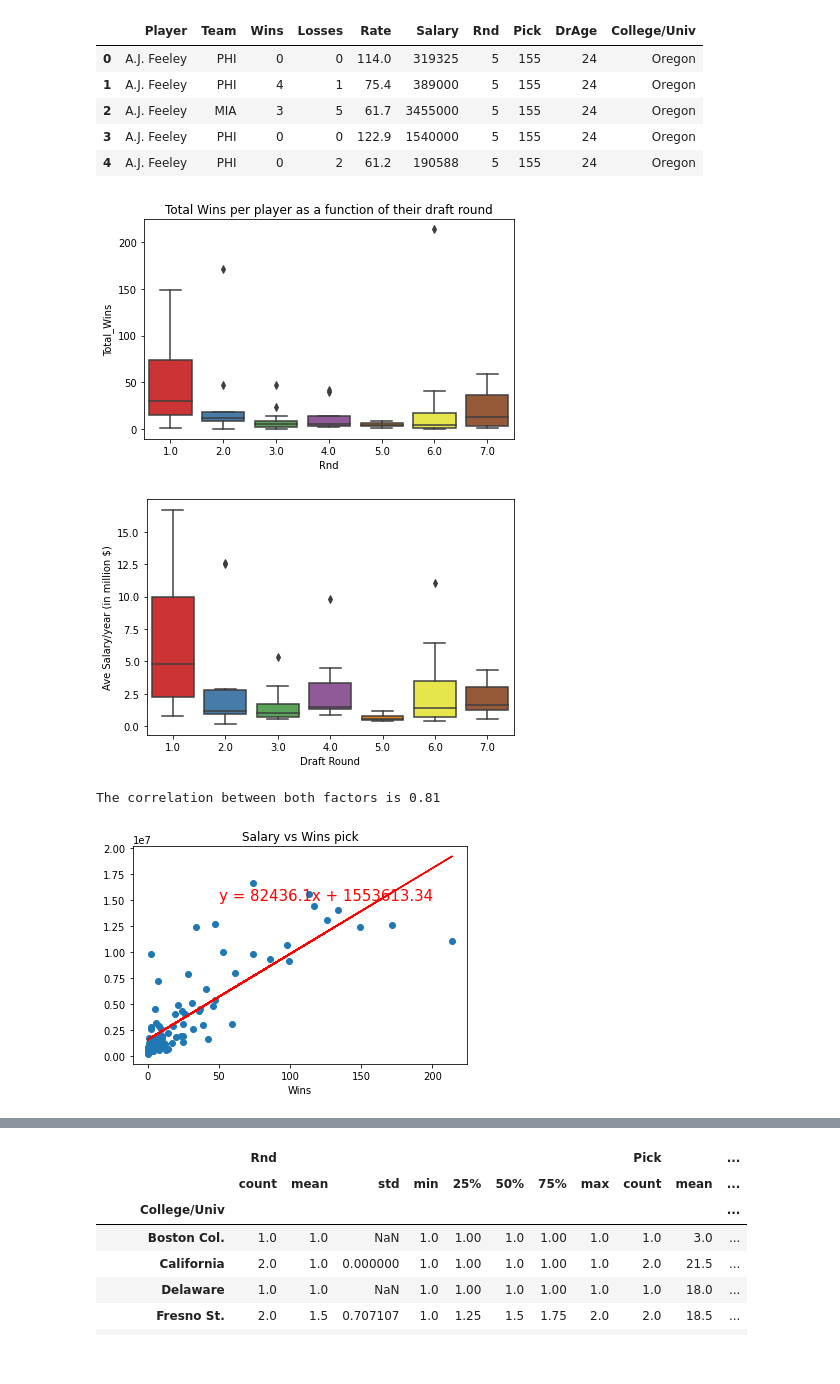
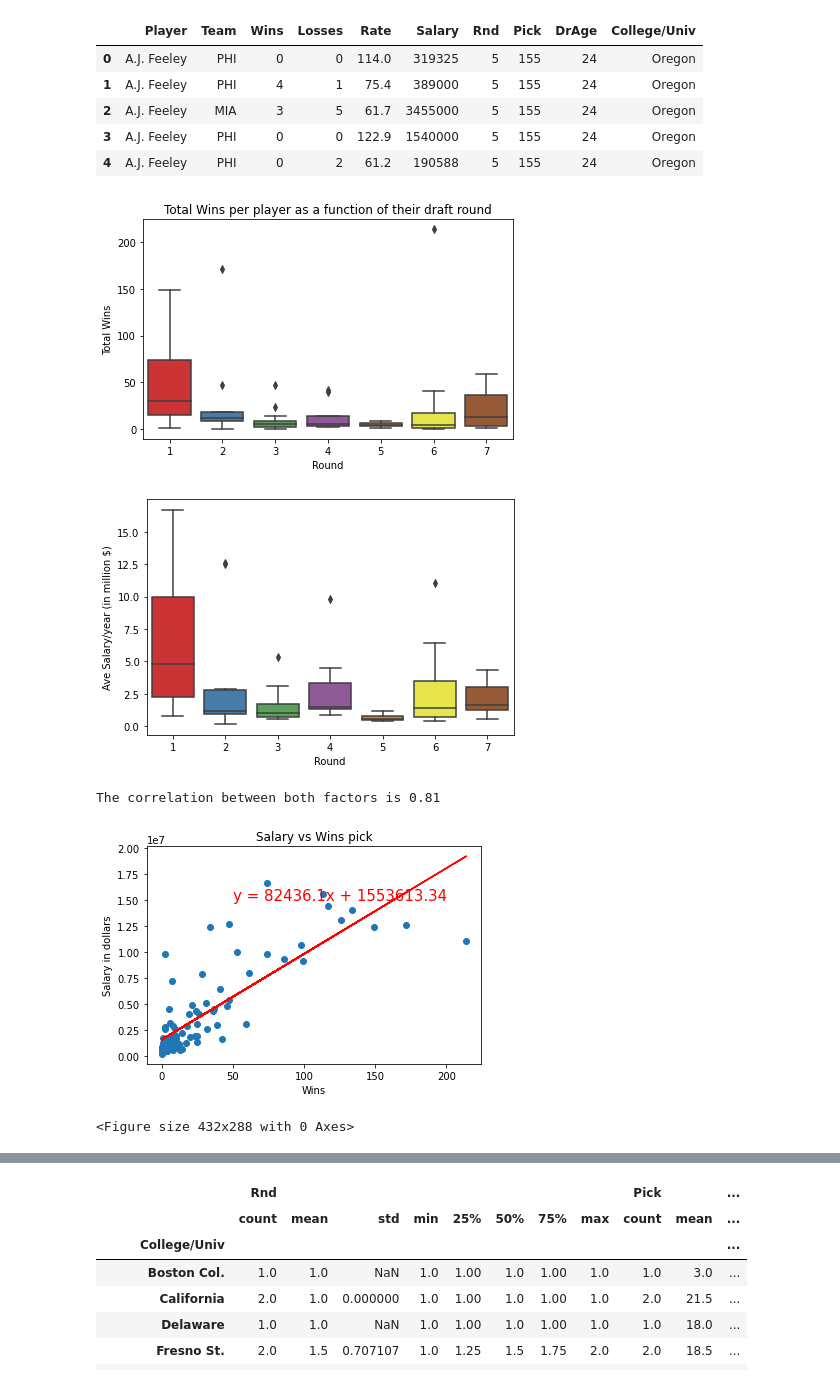
Before and after one commit to mikejackson35/mica_team, a Jupyter notebook: ig_mica_project1.ipynb, the cells around one changed output, grey strips where cells are left out. Cells and saved outputs as stored; diff of their text form; code cells hidden in the pictures.

```diff
--- a/ig_mica_project1.ipynb
+++ b/ig_mica_project1.ipynb
@@ -67,53 +67,57 @@ player_summary["Total_Wins"] = Total_Wins_per_player
 #Temp frame to do box plot of total wins vs round
 df=pd.DataFrame()
 df["Total_Wins"]=Total_Wins_per_player
-df["Rnd"]=player_summary["Rnd"]["mean"]
+df["Rnd"]=player_summary["Rnd"]["mean"].astype(int)
 #Box plot or Round vs total wins
 image=sns.boxplot(x='Rnd', y="Total_Wins",  data=df, palette="Set1")
 plt.title("Total Wins per player as a function of their draft round")
 plt.tight_layout()
+plt.xlabel("Round")
+plt.ylabel("Total Wins")
 plt.show()
 #plt.savefig('Output/Boxplot_Wins_vs_Round.png')
 #Save as PNG
 image.figure.savefig("Output/Boxplot_Wins_vs_Round.png")
 # %% [output]
-[figure, old version]
+[figure, new version]
 # %%
 #Temp data frame for box plot of average annual salary (in million) vs Round
 df=pd.DataFrame()
 df["Salary"]=player_summary["Salary"]["mean"]/1000000
-df["Rnd"]=player_summary["Rnd"]["mean"]
+df["Rnd"]=player_summary["Rnd"]["mean"].astype(int)
 #Box plot or Round vs total wins
 image=sns.boxplot(x='Rnd', y="Salary",  data=df, palette="Set1")
 
-plt.xlabel("Draft Round")
+plt.xlabel("Round")
 plt.ylabel("Ave Salary/year (in million $)")
 plt.tight_layout()
 plt.show()
 image.figure.savefig("Output/Boxplot_Salary_vs_Round.png")
 #plt.savefig('Output/Boxplot_Salary_vs_Round.png')
 # %% [output]
-[figure, old version]
+[figure, new version]
 # %%
 #Correlation of rating with Salary usinf scatter plot
 
 plt.scatter(player_summary["Total_Wins"],player_summary["Salary"]["mean"])
 plt.title("Salary vs Wins pick")
 plt.xlabel("Wins")
-ylim=(0, player_summary["Salary"]["mean"].max()+1000)
+plt.ylabel("Salary in dollars")
+ylim=(0, (player_summary["Salary"]["mean"].max()+1000))
 (slope,intercept,rval,d,e,) = linregress(player_summary["Total_Wins"],player_summary["Salary"]["mean"])
 regress_values = player_summary["Total_Wins"]* slope + intercept
 line_eq = "y = " + str(round(slope,2)) + "x + " + str(round(intercept,2))
 plt.plot(player_summary["Total_Wins"],regress_values,"r-")
 plt.annotate(line_eq,(50,15000000),fontsize=15,color="red")
 print(f"The correlation between both factors is {round(rval,2)}")
 plt.show()
 plt.savefig('Output/scatterplt_Salary_vs_Wins.png')
 
 #correlation coeff of > 0.7 implies strong correlation
 # %% [output]
 The correlation between both factors is 0.81
-[figure, old version]
+[figure, new version]
+<Figure size 432x288 with 0 Axes>
 # %%
 #Scatter plot of average rating vs draft age of player. Note some outliers at Age 26, 28 and 29
 plt.scatter(player_summary["DrAge"]["mean"],player_summary["Rate"]["mean"])
```
Also changed, not shown: parts of 5 cells of this notebook, 5 other files.
